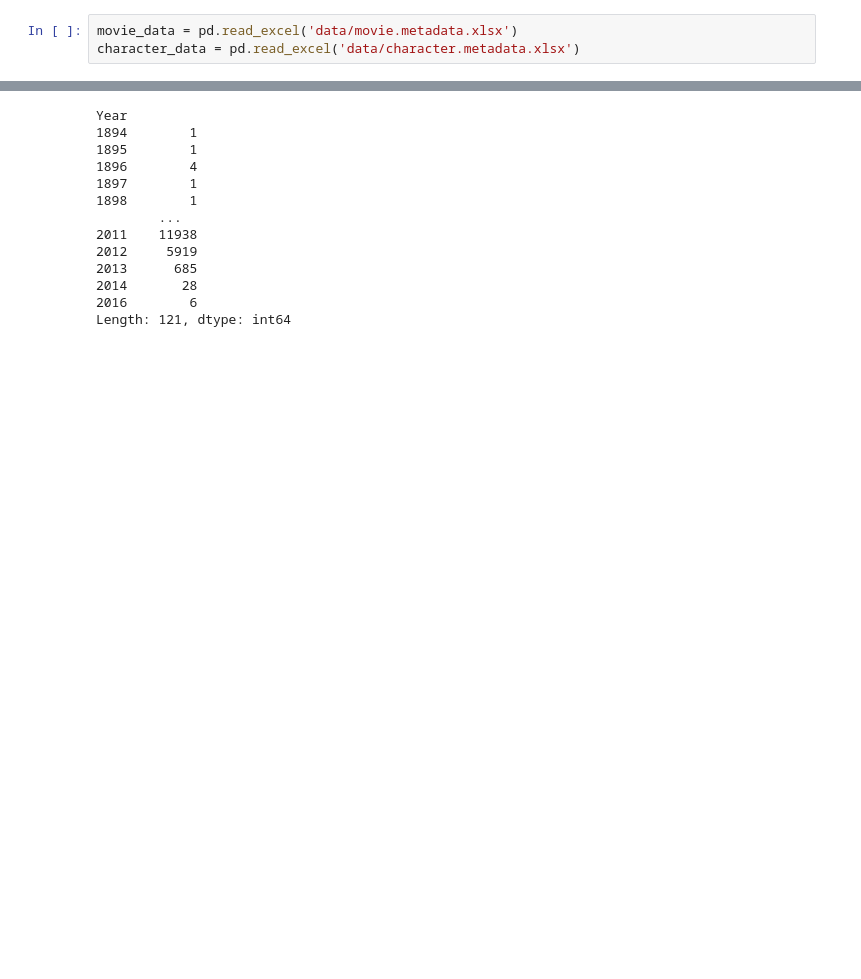
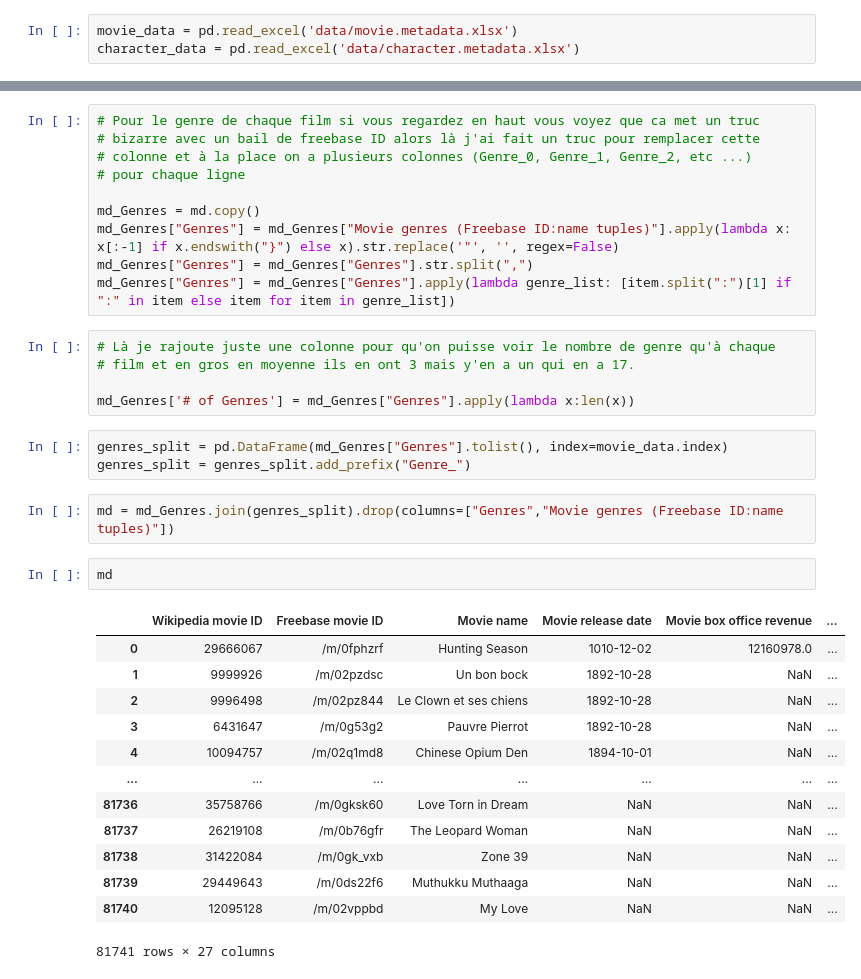
Before and after one commit to epfl-ada/ada-2024-project-melyn, a Jupyter notebook: results.ipynb, the cells around one changed output, grey strips where cells are left out. Drawn from its saved outputs; the diff is of its cells as text; blank space fills up the shorter version.

```diff
--- a/results.ipynb
+++ b/results.ipynb
@@ -64,15 +75,36 @@ Length: 128, dtype: int64
 # %%
+# Pour le genre de chaque film si vous regardez en haut vous voyez que ca met un truc
+# bizarre avec un bail de freebase ID alors là j'ai fait un truc pour remplacer cette
+# colonne et à la place on a plusieurs colonnes (Genre_0, Genre_1, Genre_2, etc ...)
+# pour chaque ligne
+
+md_Genres = md.copy()
+md_Genres["Genres"] = md_Genres["Movie genres (Freebase ID:name tuples)"].apply(lambda x: x[:-1] if x.endswith("}") else x).str.replace('"', '', regex=False)
+md_Genres["Genres"] = md_Genres["Genres"].str.split(",")
+md_Genres["Genres"] = md_Genres["Genres"].apply(lambda genre_list: [item.split(":")[1] if ":" in item else item for item in genre_list])
-# %% [output]
-Year
-1894        1
-1895        1
-1896        4
-1897        1
-1898        1
-        ...
-2011    11938
-2012     5919
-2013      685
-2014       28
-2016        6
-Length: 121, dtype: int64
+# %%
+# Là je rajoute juste une colonne pour qu'on puisse voir le nombre de genre qu'à chaque
+# film et en gros en moyenne ils en ont 3 mais y'en a un qui en a 17.
+
+md_Genres['# of Genres'] = md_Genres["Genres"].apply(lambda x:len(x))
+# %%
+genres_split = pd.DataFrame(md_Genres["Genres"].tolist(), index=movie_data.index)
+genres_split = genres_split.add_prefix("Genre_")
+# %%
+md = md_Genres.join(genres_split).drop(columns=["Genres","Movie genres (Freebase ID:name tuples)"])
+# %%
+md
+# %% [output]
+|  | Wikipedia movie ID | Freebase movie ID | Movie name | Movie release date | Movie box office revenue | ... |
+| 0 | 29666067 | /m/0fphzrf | Hunting Season | 1010-12-02 | 12160978.0 | ... |
+| 1 | 9999926 | /m/02pzdsc | Un bon bock | 1892-10-28 | NaN | ... |
+| 2 | 9996498 | /m/02pz844 | Le Clown et ses chiens | 1892-10-28 | NaN | ... |
+| 3 | 6431647 | /m/0g53g2 | Pauvre Pierrot | 1892-10-28 | NaN | ... |
+| 4 | 10094757 | /m/02q1md8 | Chinese Opium Den | 1894-10-01 | NaN | ... |
+| ... | ... | ... | ... | ... | ... | ... |
+| 81736 | 35758766 | /m/0gksk60 | Love Torn in Dream | NaN | NaN | ... |
+| 81737 | 26219108 | /m/0b76gfr | The Leopard Woman | NaN | NaN | ... |
+| 81738 | 31422084 | /m/0gk_vxb | Zone 39 | NaN | NaN | ... |
+| 81739 | 29449643 | /m/0ds22f6 | Muthukku Muthaaga | NaN | NaN | ... |
+| 81740 | 12095128 | /m/02vppbd | My Love | NaN | NaN | ... |
+81741 rows × 27 columns
```
Also changed, not shown: parts of 5 cells of this notebook.
